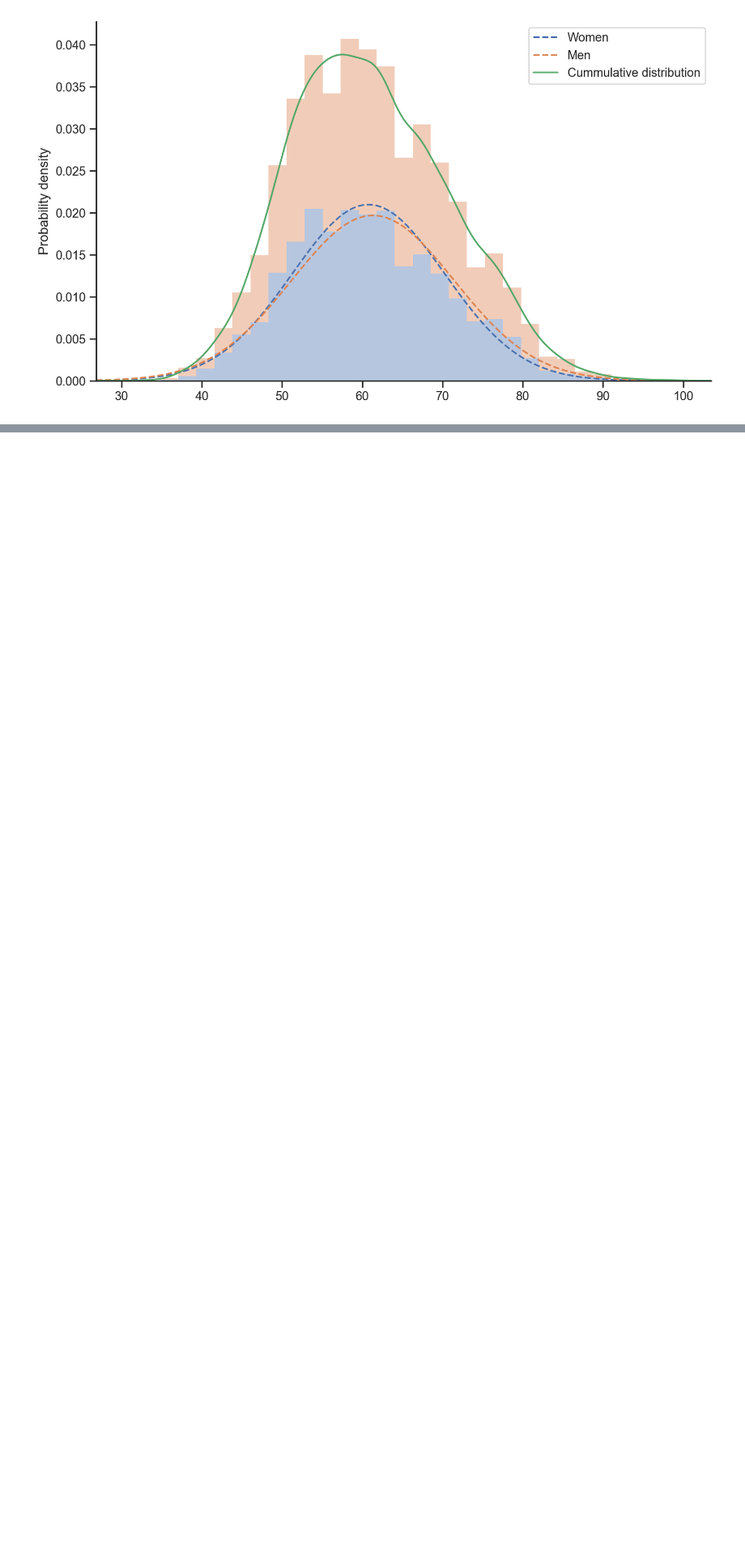
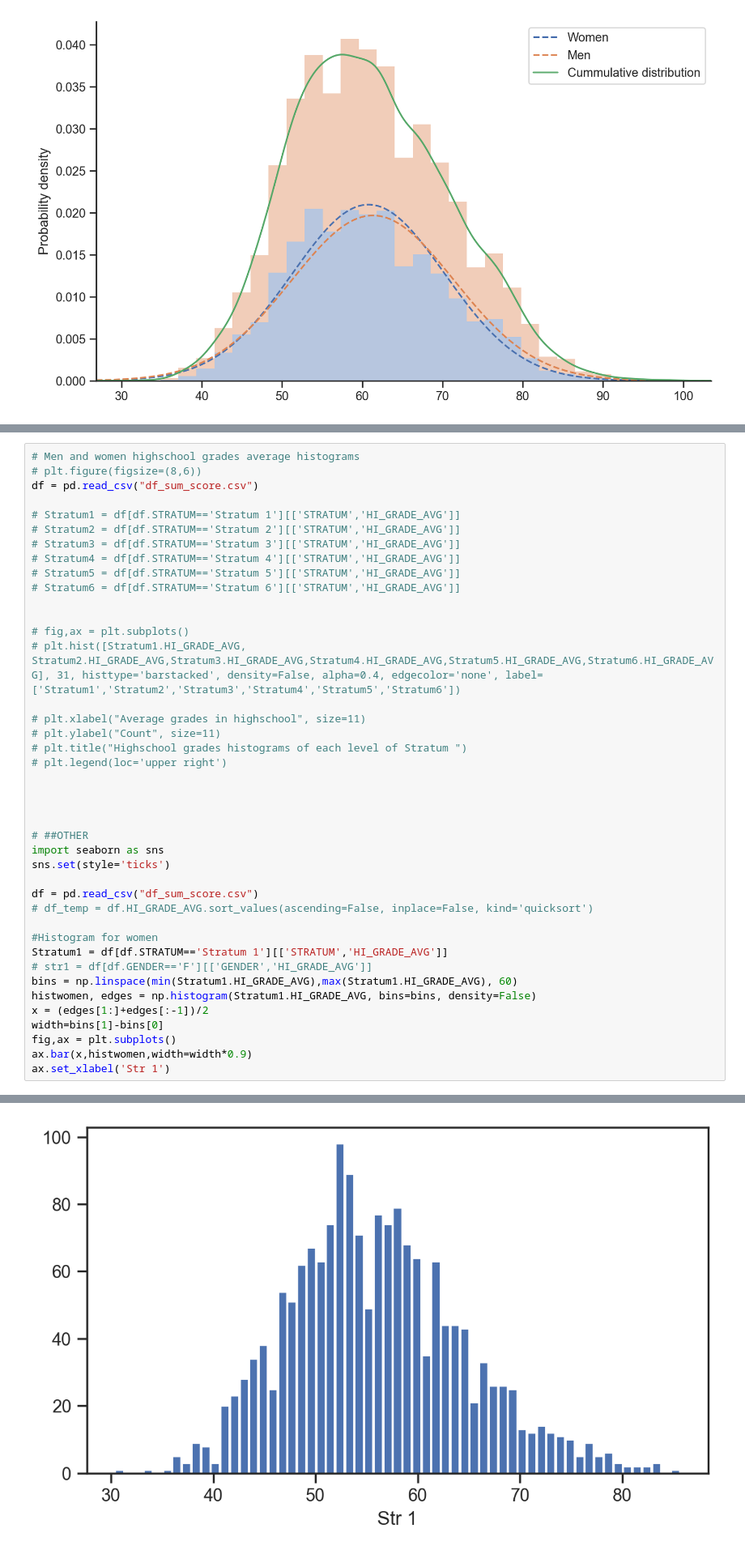
Before and after one commit to s183910/Bachelor_Gabi_Kat, a Jupyter notebook: Code/Basic_dists/Plots_4_rep.ipynb, the cells around one changed output, grey strips where cells are left out. Shown at 81% size. Cells and saved outputs as stored; diff of their text form; blank space fills up the shorter version.

```diff
--- a/Code/Basic_dists/Plots_4_rep.ipynb
+++ b/Code/Basic_dists/Plots_4_rep.ipynb
@@ -379,0 +371,42 @@ Name: STRATUM, Length: 12411, dtype: object
+# %%
+# Men and women highschool grades average histograms
+# plt.figure(figsize=(8,6))
+df = pd.read_csv("df_sum_score.csv")
+
+# Stratum1 = df[df.STRATUM=='Stratum 1'][['STRATUM','HI_GRADE_AVG']]
+# Stratum2 = df[df.STRATUM=='Stratum 2'][['STRATUM','HI_GRADE_AVG']]
+# Stratum3 = df[df.STRATUM=='Stratum 3'][['STRATUM','HI_GRADE_AVG']]
+# Stratum4 = df[df.STRATUM=='Stratum 4'][['STRATUM','HI_GRADE_AVG']]
+# Stratum5 = df[df.STRATUM=='Stratum 5'][['STRATUM','HI_GRADE_AVG']]
+# Stratum6 = df[df.STRATUM=='Stratum 6'][['STRATUM','HI_GRADE_AVG']]
+
+
+# fig,ax = plt.subplots()
+# plt.hist([Stratum1.HI_GRADE_AVG, Stratum2.HI_GRADE_AVG,Stratum3.HI_GRADE_AVG,Stratum4.HI_GRADE_AVG,Stratum5.HI_GRADE_AVG,Stratum6.HI_GRADE_AVG], 31, histtype='barstacked', density=False, alpha=0.4, edgecolor='none', label=['Stratum1','Stratum2','Stratum3','Stratum4','Stratum5','Stratum6'])
+
+# plt.xlabel("Average grades in highschool", size=11)
+# plt.ylabel("Count", size=11)
+# plt.title("Highschool grades histograms of each level of Stratum ")
+# plt.legend(loc='upper right')
+
+
+
+
+# ##OTHER
+import seaborn as sns
+sns.set(style='ticks')
+
+df = pd.read_csv("df_sum_score.csv")
+# df_temp = df.HI_GRADE_AVG.sort_values(ascending=False, inplace=False, kind='quicksort')
+
+#Histogram for women
+Stratum1 = df[df.STRATUM=='Stratum 1'][['STRATUM','HI_GRADE_AVG']]
+# str1 = df[df.GENDER=='F'][['GENDER','HI_GRADE_AVG']]
+bins = np.linspace(min(Stratum1.HI_GRADE_AVG),max(Stratum1.HI_GRADE_AVG), 60)
+histwomen, edges = np.histogram(Stratum1.HI_GRADE_AVG, bins=bins, density=False)
+x = (edges[1:]+edges[:-1])/2
+width=bins[1]-bins[0]
+fig,ax = plt.subplots()
+ax.bar(x,histwomen,width=width*0.9)
+ax.set_xlabel('Str 1')
+# %% [output]
@@ -380 +414,2 @@ Name: STRATUM, Length: 12411, dtype: object
+[figure, added]
 # %%
```
Also changed, not shown: parts of 10 cells of this notebook, 1 other file.
